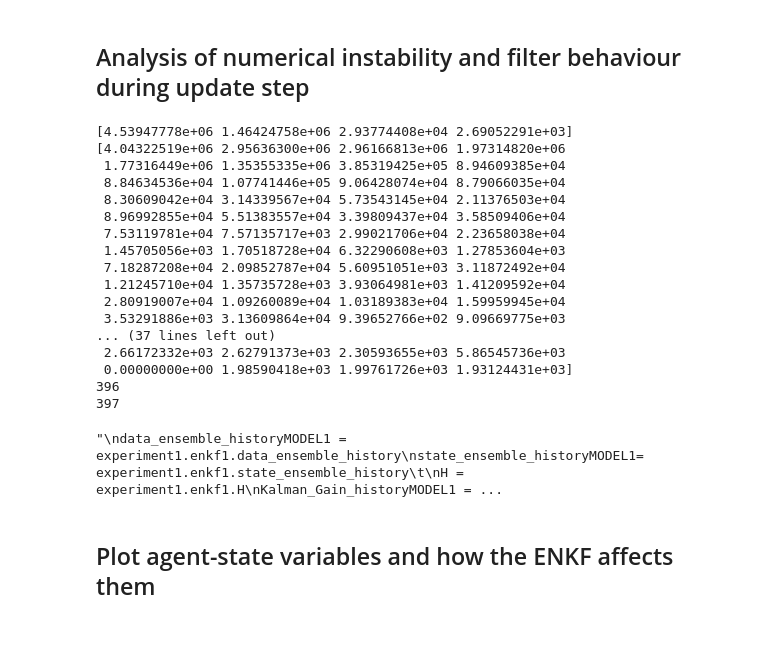
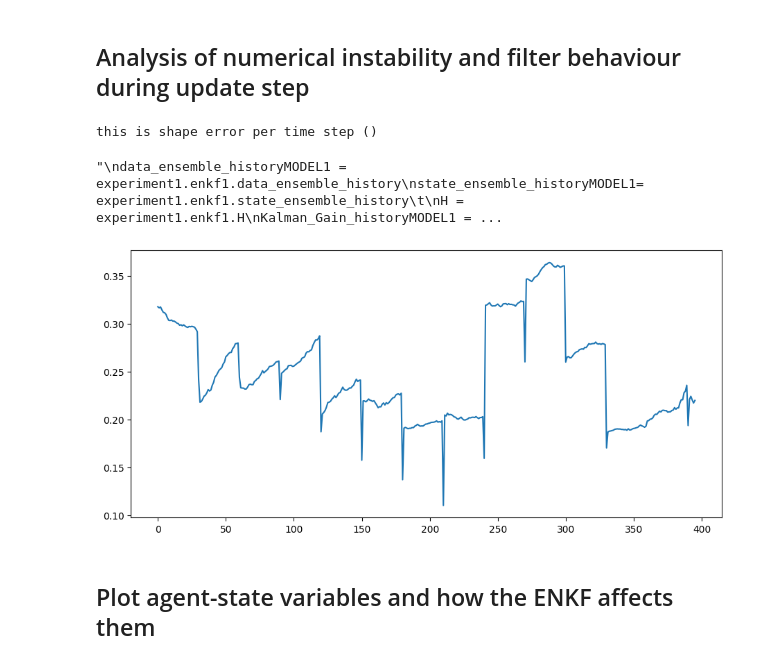
Before and after one commit to yannickoswald/real_time_ineq_abm, a Jupyter notebook: rtabm/experiment1_jupyter.ipynb, the cells around one changed output. Saved outputs shown, nothing was run; the diff lists cells and outputs as text; code cells hidden in the pictures; blank space fills up the shorter version.

```diff
--- a/rtabm/experiment1_jupyter.ipynb
+++ b/rtabm/experiment1_jupyter.ipynb
@@ -158,19 +150,24 @@ This is the macro state vectors length 396
 # %% [markdown]
 ## Analysis of numerical instability and filter behaviour during update step
 # %%
-test = experiment1.enkf1.models[0].macro_state_vectors
-test2 = experiment1.enkf1.models[0].micro_state_vectors[0]
-print(experiment1.enkf1.models[1].macro_state)
-print(experiment1.enkf1.models[0].micro_state)
-print(experiment1.enkf1.models[1].micro_state)
+test = experiment1.enkf2.models[0].macro_state_vectors
+test2 = experiment1.enkf2.models[0].micro_state_vectors[0]
 
 
-test3 = experiment1.enkf1.macro_history_share
-test4 = experiment1.enkf1.macro_history
+
+
+test3 = experiment1.enkf2.macro_history_share
+test4 = experiment1.enkf2.macro_history
 test4 = [[ensemble[1:] for ensemble in wealth_group] for wealth_group in test4]
 
-print(len(experiment1.enkf1.macro_history_share[0][0]))
-print(len(experiment1.enkf1.macro_history[0][0]))
+
+test5 = experiment1.enkf2.macro_state_ensemble_history
+
+test6 = np.mean(np.array(experiment1.enkf2.error_history),axis = 1)
+
+plt.plot(test6)
+
+print('this is shape error per time step' , test6[0].shape)
 
 # Initialize an empty list to store data for the DataFrame
 data = []
@@ -185,7 +182,7 @@ for wealth_group_idx, (wealth_group_share, wealth_group_abs) in enumerate(zip(te
 df = pd.DataFrame(data, columns=['Wealth Group', 'Ensemble Member', 'Time Step', 'Value', 'Abs_Value'])
 
 # Save DataFrame to CSV
-df.to_csv('output_enkf1.csv', index=False)
+df.to_csv('output_enkf2.csv', index=False)
 
 
 
@@ -256,50 +253,35 @@ for i in range(len(agent_state_history_model_2)):
 # test whether agent_state_history_model_2[0] is the exactly same as agent_state_history_model_2[1]
 #print('this is the difference between agent state history of two time steps', agent_state_history_model_2[0] - agent_state_history_model_2[1])
 
 # MODEL 1 ENKF analysis
 # get data ensemble, state ensemble, H, Kalman Gain
 
 '''
 data_ensemble_historyMODEL1 = experiment1.enkf1.data_ensemble_history
 state_ensemble_historyMODEL1= experiment1.enkf1.state_ensemble_history
 H = experiment1.enkf1.H
 Kalman_Gain_historyMODEL1 = experiment1.enkf1.Kalman_Gain_history
 diff_historyMODEL1  = experiment1.enkf1.diff_history
 print(data_ensemble_historyMODEL1[update_step_choice].shape)
 print(state_ensemble_historyMODEL1[update_step_choice].shape)
 print(H.shape)
 print(Kalman_Gain_historyMODEL1[update_step_choice].shape)
 
 
 # print first element data ensemble and state ensemble and Kalman Gain
 print('this data ensemble history model 1', data_ensemble_historyMODEL1[update_step_choice])
 print('this is state ensemble history model 1', state_ensemble_historyMODEL1[update_step_choice])
 print('this is Kalman Gain history model 1', Kalman_Gain_historyMODEL1[update_step_choice])
 print('this is diff history model 1', diff_historyMODEL1[update_step_choice])
 
 # analyse variance of data ensemble
 variance_data_ensemble = np.var(data_ensemble_historyMODEL1[update_step_choice], axis = 1)
 print('this is variance of data ensemble model 1', variance_data_ensemble)
 '''
 # %% [output]
-[4.53947778e+06 1.46424758e+06 2.93774408e+04 2.69052291e+03]
-[4.04322519e+06 2.95636300e+06 2.96166813e+06 1.97314820e+06
- 1.77316449e+06 1.35355335e+06 3.85319425e+05 8.94609385e+04
- 8.84634536e+04 1.07741446e+05 9.06428074e+04 8.79066035e+04
- 8.30609042e+04 3.14339567e+04 5.73543145e+04 2.11376503e+04
- 8.96992855e+04 5.51383557e+04 3.39809437e+04 3.58509406e+04
- 7.53119781e+04 7.57135717e+03 2.99021706e+04 2.23658038e+04
- 1.45705056e+03 1.70518728e+04 6.32290608e+03 1.27853604e+03
- 7.18287208e+04 2.09852787e+04 5.60951051e+03 3.11872492e+04
- 1.21245710e+04 1.35735728e+03 3.93064981e+03 1.41209592e+04
- 2.80919007e+04 1.09260089e+04 1.03189383e+04 1.59959945e+04
- 3.53291886e+03 3.13609864e+04 9.39652766e+02 9.09669775e+03
-... (37 lines left out)
- 2.66172332e+03 2.62791373e+03 2.30593655e+03 5.86545736e+03
- 0.00000000e+00 1.98590418e+03 1.99761726e+03 1.93124431e+03]
-396
-397
+this is shape error per time step ()
 "\ndata_ensemble_historyMODEL1 = experiment1.enkf1.data_ensemble_history\nstate_ensemble_historyMODEL1= experiment1.enkf1.state_ensemble_history\t\nH = experiment1.enkf1.H\nKalman_Gain_historyMODEL1 = ...
+[figure, added]
 # %% [markdown]
 ## Plot agent-state variables and how the ENKF affects them
 # %% [markdown]
```
Also changed, not shown: parts of 5 cells of this notebook, 3 other files.
